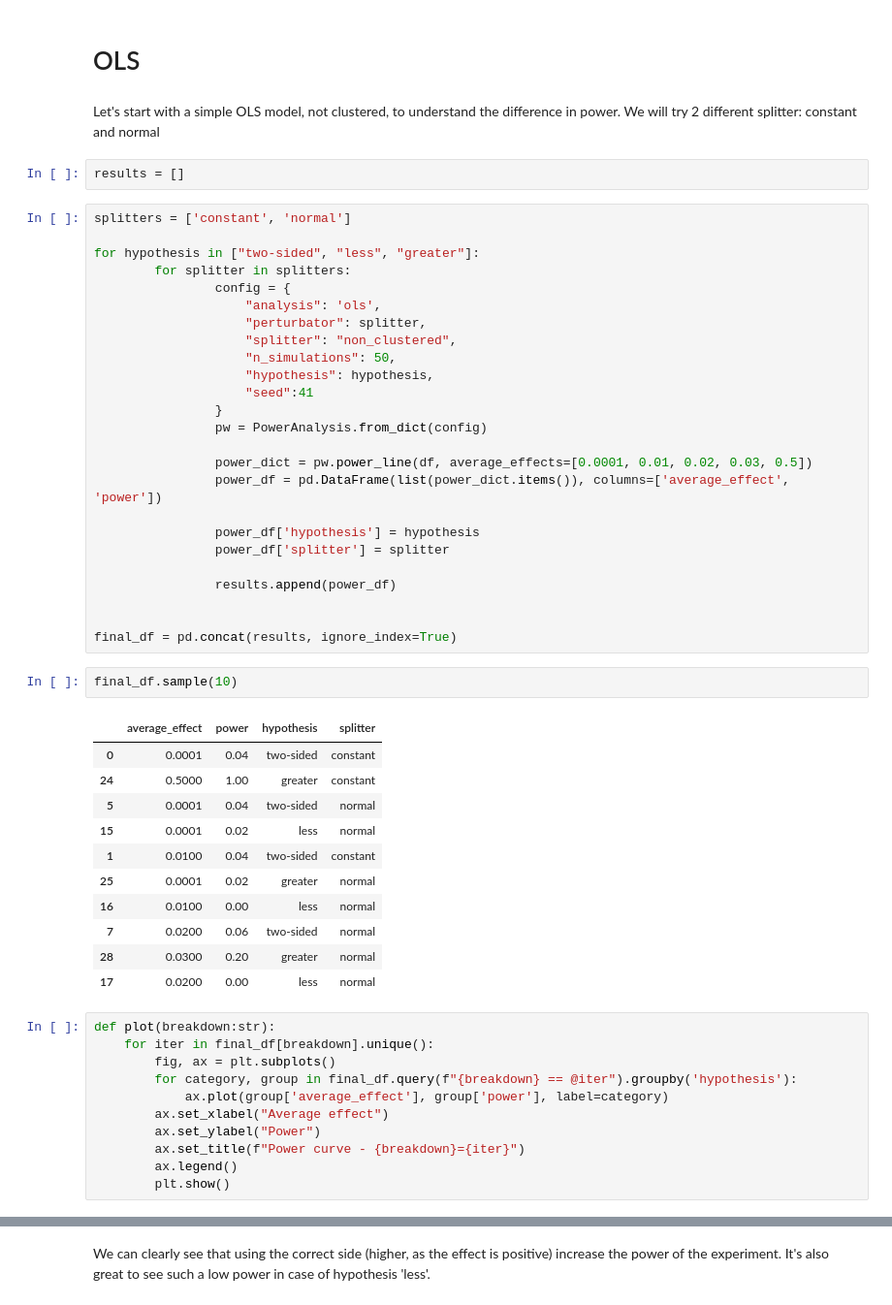
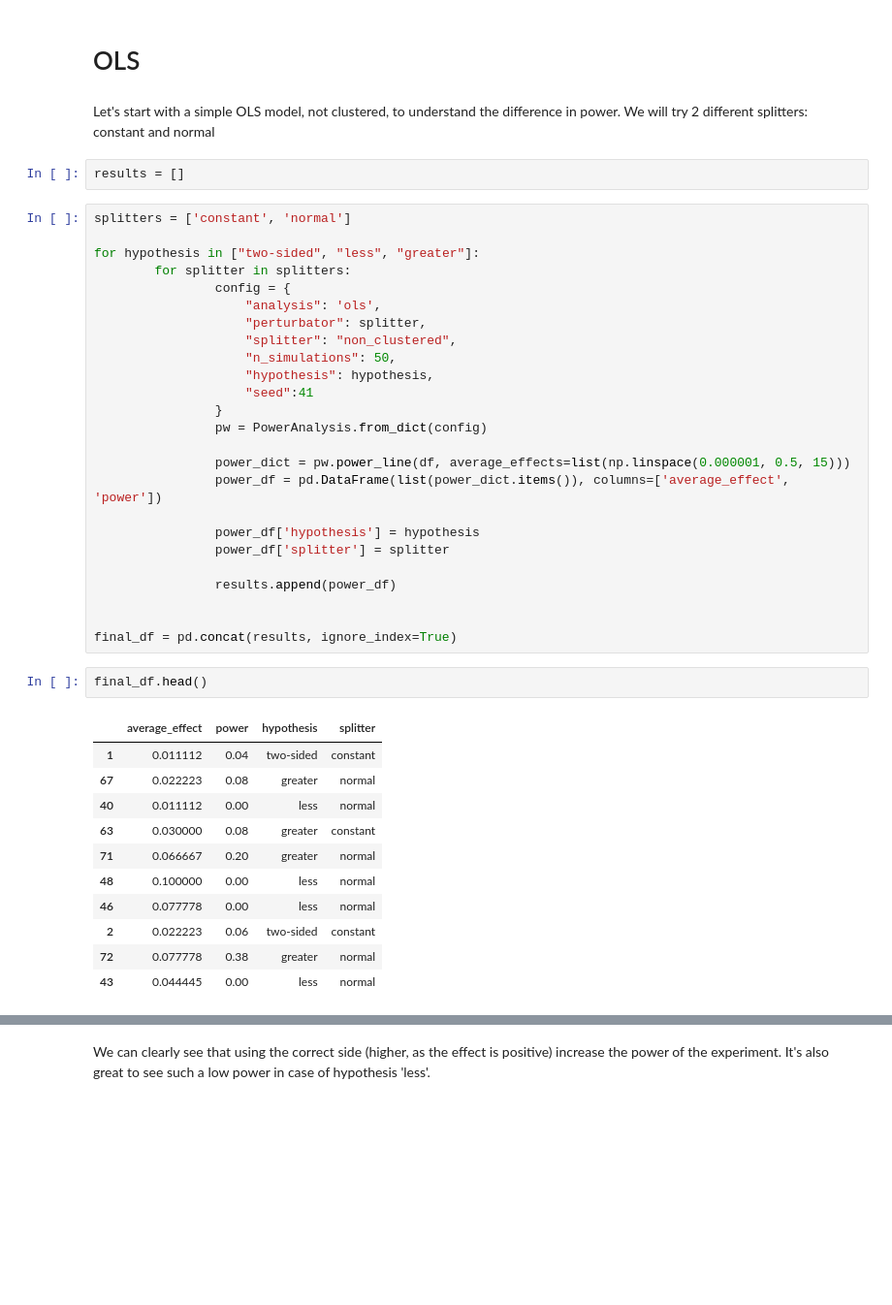
Before and after one commit to david26694/cluster-experiments, a Jupyter notebook: docs/analysis_with_different_hypothesis.ipynb, the cells around one changed output, grey strips where cells are left out. Shown at 97% size. Drawn from its saved outputs; the diff is of its cells as text; blank space fills up the shorter version.

```diff
--- a/docs/analysis_with_different_hypothesis.ipynb
+++ b/docs/analysis_with_different_hypothesis.ipynb
@@ -31,7 +32,7 @@ df = pd.DataFrame(
 # %% [markdown]
 # OLS
 # %% [markdown]
-Let's start with a simple OLS model, not clustered, to understand the difference in power. We will try 2 different splitter: constant and normal
+Let's start with a simple OLS model, not clustered, to understand the difference in power. We will try 2 different splitters: constant and normal
 # %%
 results = []
 # %%
@@ -49,7 +50,7 @@ for hypothesis in ["two-sided", "less", "greater"]:
                 }
                 pw = PowerAnalysis.from_dict(config)
 
-                power_dict = pw.power_line(df, average_effects=[0.0001, 0.01, 0.02, 0.03, 0.5])
+                power_dict = pw.power_line(df, average_effects=list(np.linspace(0.000001, 0.5, 15)))
                 power_df = pd.DataFrame(list(power_dict.items()), columns=['average_effect', 'power'])
 
                 power_df['hypothesis'] = hypothesis
@@ -59,28 +60,17 @@ for hypothesis in ["two-sided", "less", "greater"]:
 
 
 final_df = pd.concat(results, ignore_index=True)
-# %%
-final_df.sample(10)
-# %% [output]
-|  | average_effect | power | hypothesis | splitter |
-| 0 | 0.0001 | 0.04 | two-sided | constant |
-| 24 | 0.5000 | 1.00 | greater | constant |
-| 5 | 0.0001 | 0.04 | two-sided | normal |
-| 15 | 0.0001 | 0.02 | less | normal |
-| 1 | 0.0100 | 0.04 | two-sided | constant |
-| 25 | 0.0001 | 0.02 | greater | normal |
-| 16 | 0.0100 | 0.00 | less | normal |
-| 7 | 0.0200 | 0.06 | two-sided | normal |
-| 28 | 0.0300 | 0.20 | greater | normal |
-| 17 | 0.0200 | 0.00 | less | normal |
-# %%
-def plot(breakdown:str):
-    for iter in final_df[breakdown].unique():
-        fig, ax = plt.subplots()
-        for category, group in final_df.query(f"{breakdown} == @iter").groupby('hypothesis'):
-            ax.plot(group['average_effect'], group['power'], label=category)
-        ax.set_xlabel("Average effect")
-        ax.set_ylabel("Power")
-        ax.set_title(f"Power curve - {breakdown}={iter}")
-        ax.legend()
-        plt.show()
+# %%
+final_df.head()
+# %% [output]
+|  | average_effect | power | hypothesis | splitter |
+| 1 | 0.011112 | 0.04 | two-sided | constant |
+| 67 | 0.022223 | 0.08 | greater | normal |
+| 40 | 0.011112 | 0.00 | less | normal |
+| 63 | 0.030000 | 0.08 | greater | constant |
+| 71 | 0.066667 | 0.20 | greater | normal |
+| 48 | 0.100000 | 0.00 | less | normal |
+| 46 | 0.077778 | 0.00 | less | normal |
+| 2 | 0.022223 | 0.06 | two-sided | constant |
+| 72 | 0.077778 | 0.38 | greater | normal |
+| 43 | 0.044445 | 0.00 | less | normal |
```
Also changed, not shown: parts of 6 cells of this notebook.
